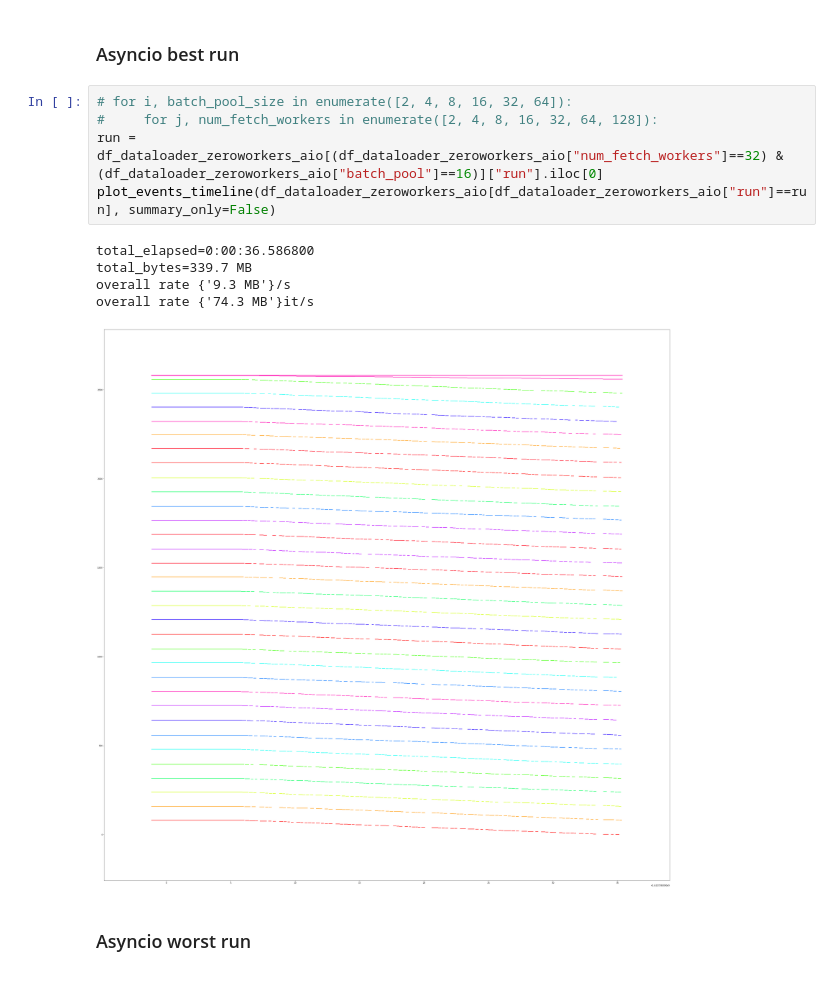
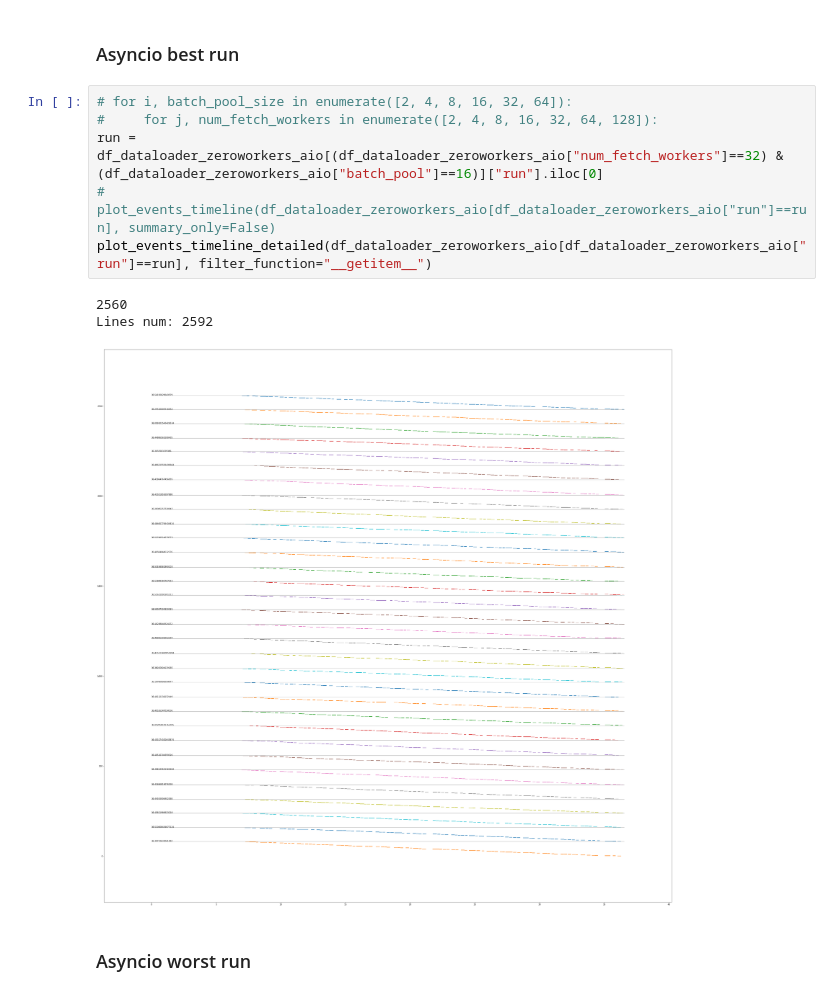
Before and after one commit to iarai/concurrent-dataloader, a Jupyter notebook: src/analysis/AnalysisDataloader.ipynb, the cells around one changed output. Cells and saved outputs as stored; diff of their text form.

```diff
--- a/src/analysis/AnalysisDataloader.ipynb
+++ b/src/analysis/AnalysisDataloader.ipynb
@@ -279,14 +277,13 @@ overall rate {'28.2 MB'}it/s
 # %%
 # for i, batch_pool_size in enumerate([2, 4, 8, 16, 32, 64]):
 #     for j, num_fetch_workers in enumerate([2, 4, 8, 16, 32, 64, 128]):
 run = df_dataloader_zeroworkers_aio[(df_dataloader_zeroworkers_aio["num_fetch_workers"]==32) & (df_dataloader_zeroworkers_aio["batch_pool"]==16)]["run"].iloc[0]
-plot_events_timeline(df_dataloader_zeroworkers_aio[df_dataloader_zeroworkers_aio["run"]==run], summary_only=False)
+# plot_events_timeline(df_dataloader_zeroworkers_aio[df_dataloader_zeroworkers_aio["run"]==run], summary_only=False)
+plot_events_timeline_detailed(df_dataloader_zeroworkers_aio[df_dataloader_zeroworkers_aio["run"]==run], filter_function="__getitem__")
 # %% [output]
-total_elapsed=0:00:36.586800
-total_bytes=339.7 MB
-overall rate {'9.3 MB'}/s
-overall rate {'74.3 MB'}it/s
+2560
+Lines num: 2592
-[figure, old version]
+[figure, new version]
 # %% [markdown]
 ### Asyncio worst run
 # %%
```
Also changed, not shown: parts of 3 cells of this notebook, 6 other files.
